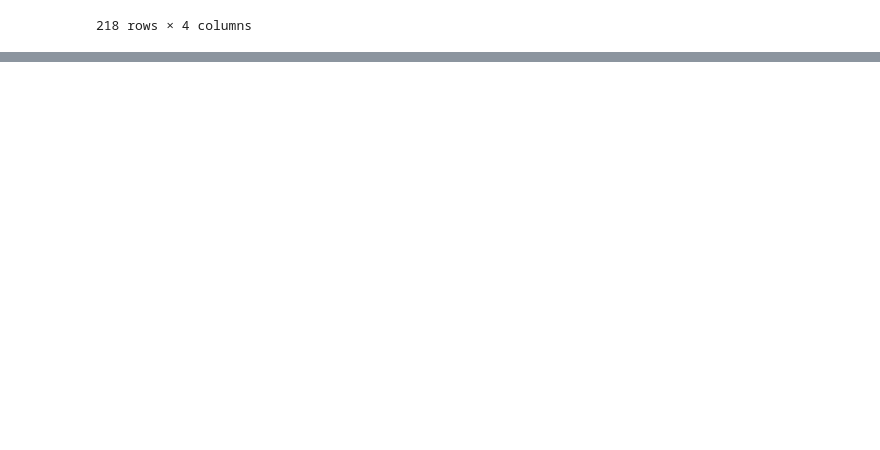
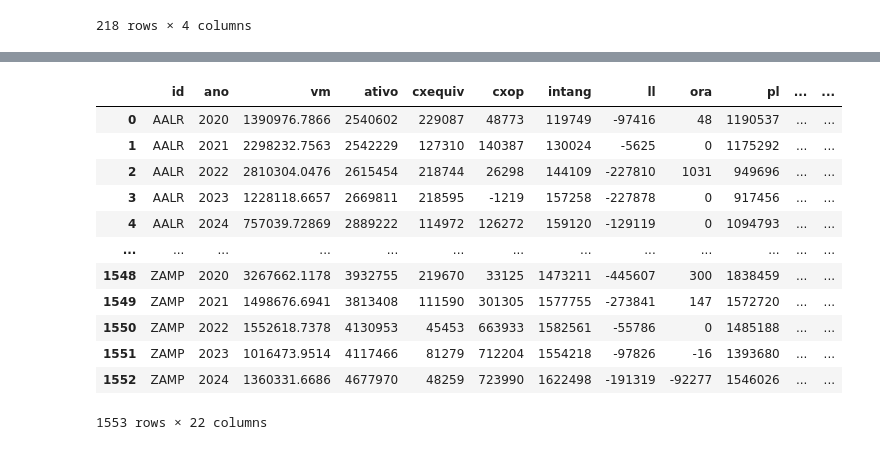
Before and after one commit to jeffersonramelo/Peper-relato-integrado-DIF-DIF, a Jupyter notebook: Relato integrado_CVM.ipynb, the cells around one changed output, grey strips where cells are left out. Saved outputs shown, nothing was run; the diff lists cells and outputs as text; code cells hidden in the pictures; blank space fills up the shorter version.

```diff
--- a/Relato integrado_CVM.ipynb
+++ b/Relato integrado_CVM.ipynb
@@ -132,0 +151,16 @@ ParserError: Error tokenizing data. C error: Expected 1 fields in line 6309, saw
+# %%
+df
+# %% [output]
+|  | id | ano | vm | ativo | cxequiv | cxop | intang | ll | ora | pl | ... | ... |
+| 0 | AALR | 2020 | 1390976.7866 | 2540602 | 229087 | 48773 | 119749 | -97416 | 48 | 1190537 | ... | ... |
+| 1 | AALR | 2021 | 2298232.7563 | 2542229 | 127310 | 140387 | 130024 | -5625 | 0 | 1175292 | ... | ... |
+| 2 | AALR | 2022 | 2810304.0476 | 2615454 | 218744 | 26298 | 144109 | -227810 | 1031 | 949696 | ... | ... |
+| 3 | AALR | 2023 | 1228118.6657 | 2669811 | 218595 | -1219 | 157258 | -227878 | 0 | 917456 | ... | ... |
+| 4 | AALR | 2024 | 757039.72869 | 2889222 | 114972 | 126272 | 159120 | -129119 | 0 | 1094793 | ... | ... |
+| ... | ... | ... | ... | ... | ... | ... | ... | ... | ... | ... | ... | ... |
+| 1548 | ZAMP | 2020 | 3267662.1178 | 3932755 | 219670 | 33125 | 1473211 | -445607 | 300 | 1838459 | ... | ... |
+| 1549 | ZAMP | 2021 | 1498676.6941 | 3813408 | 111590 | 301305 | 1577755 | -273841 | 147 | 1572720 | ... | ... |
+| 1550 | ZAMP | 2022 | 1552618.7378 | 4130953 | 45453 | 663933 | 1582561 | -55786 | 0 | 1485188 | ... | ... |
+| 1551 | ZAMP | 2023 | 1016473.9514 | 4117466 | 81279 | 712204 | 1554218 | -97826 | -16 | 1393680 | ... | ... |
+| 1552 | ZAMP | 2024 | 1360331.6686 | 4677970 | 48259 | 723990 | 1622498 | -191319 | -92277 | 1546026 | ... | ... |
+1553 rows × 22 columns
```
Also changed, not shown: parts of 15 cells of this notebook.
